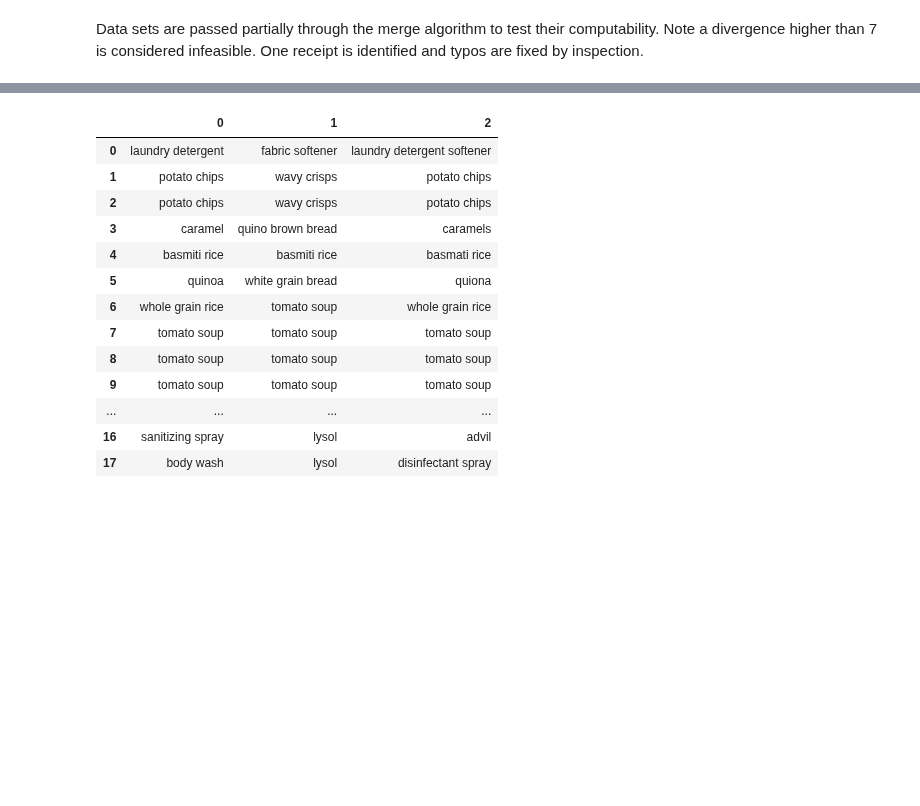
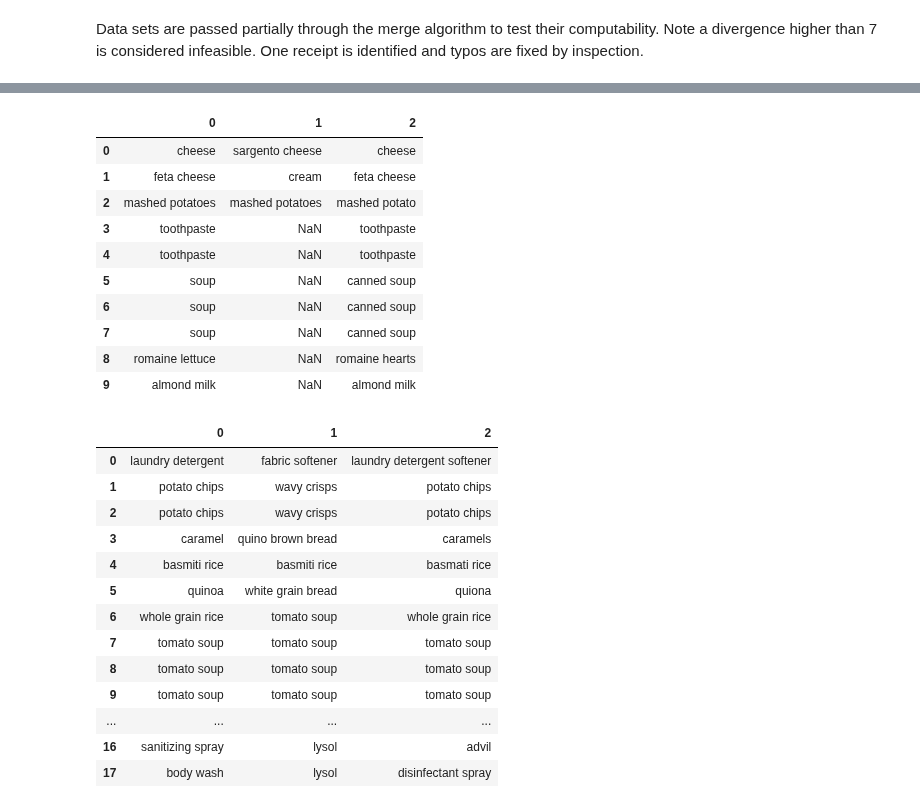
Before and after one commit to jjailer/grocery-receipt-data-cleaning, a Jupyter notebook: Scripts/preprocess_merge.ipynb, the cells around one changed output, grey strips where cells are left out. Cells and saved outputs as stored; diff of their text form; code cells hidden in the pictures; blank space fills up the shorter version.

```diff
--- a/Scripts/preprocess_merge.ipynb
+++ b/Scripts/preprocess_merge.ipynb
@@ -261 +265,17 @@ ID: 135, Session: 2, Receipt: 7, Div: 0! []
 ID: 135, Session: 2, Receipt: 8, Div: 0! []
+# %%
+# ID: 135, Session: 2, Receipt: 3, Div: 8! [1, 3, 4, 5, 6, 7, 8, 9]
+pd.concat([df.loc[(df.ID == 135) & (df.Session == 2) & (df.Receipt == 3), 'Item'].reset_index(drop=True) for df in dfs],
+          axis=1, ignore_index=True)
+# %% [output]
+|  | 0 | 1 | 2 |
+| 0 | cheese | sargento cheese | cheese |
+| 1 | feta cheese | cream | feta cheese |
+| 2 | mashed potatoes | mashed potatoes | mashed potato |
+| 3 | toothpaste | NaN | toothpaste |
+| 4 | toothpaste | NaN | toothpaste |
+| 5 | soup | NaN | canned soup |
+| 6 | soup | NaN | canned soup |
+| 7 | soup | NaN | canned soup |
+| 8 | romaine lettuce | NaN | romaine hearts |
+| 9 | almond milk | NaN | almond milk |
```
Also changed, not shown: parts of 8 cells of this notebook, 1 other file.
